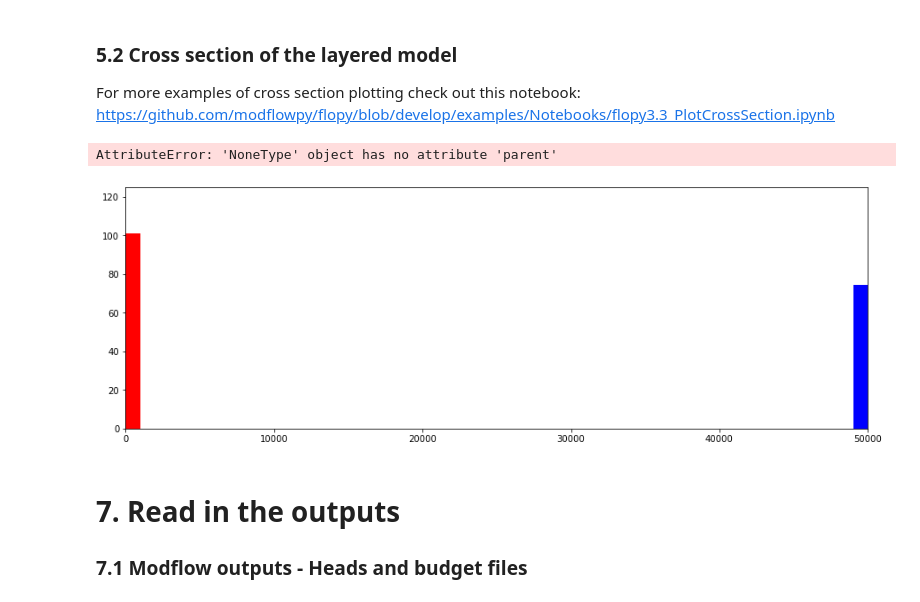
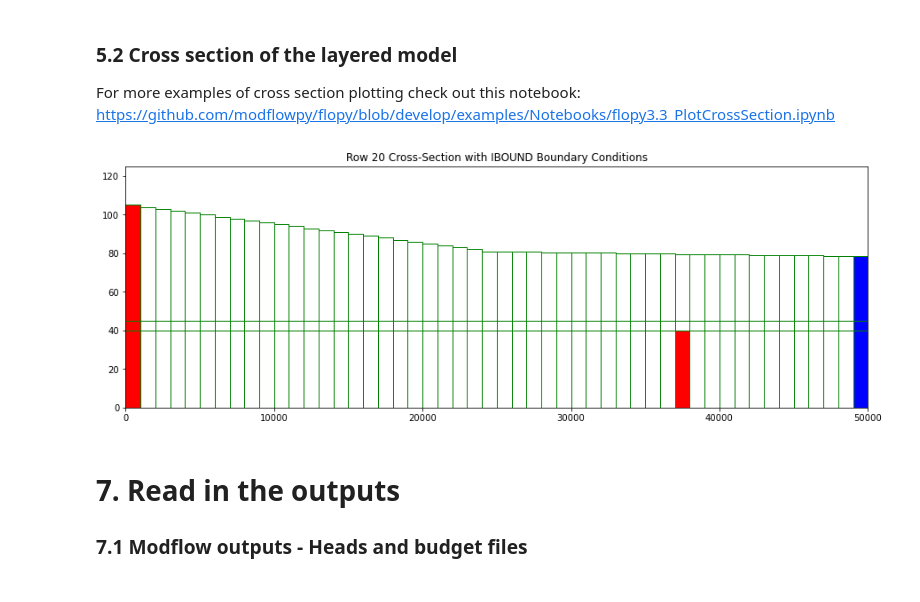
Before and after one commit to GW-modelling-Spring2022/homework-david-edu-morales, a Jupyter notebook: Working/HW12_WatershedModel/project2.ipynb, the cells around one changed output. Cells and saved outputs as stored; diff of their text form; code cells hidden in the pictures.

```diff
--- a/Working/HW12_WatershedModel/project2.ipynb
+++ b/Working/HW12_WatershedModel/project2.ipynb
@@ -594,15 +317,14 @@ For more examples of cross section plotting check out this notebook: https://git
 # %%
 fig = plt.figure(figsize=(15, 5))
 ax = fig.add_subplot(1, 1, 1)
 
-xsect = flopy.plot.PlotCrossSection(model=m3, line={'row': 24}) #note use the key 'column' if you want to plot a column instead
+xsect = flopy.plot.PlotCrossSection(model=m3, line={'row': well_row}) #note use the key 'column' if you want to plot a column instead
 patches = xsect.plot_ibound(color_noflow='red', color_ch='blue')
 patches = xsect.plot_bc('WEL', color='red')
 linecollection = xsect.plot_grid(color='green')
-t = ax.set_title('Row 25 Cross-Section with IBOUND Boundary Conditions')
+t = ax.set_title('Row 20 Cross-Section with IBOUND Boundary Conditions')
 # %% [output]
-AttributeError: 'NoneType' object has no attribute 'parent'
-[figure, old version]
+[figure, new version]
 # %% [markdown]
 # 7. Read in the outputs
 
```
Also changed, not shown: parts of 16 cells of this notebook, 5 other files.
